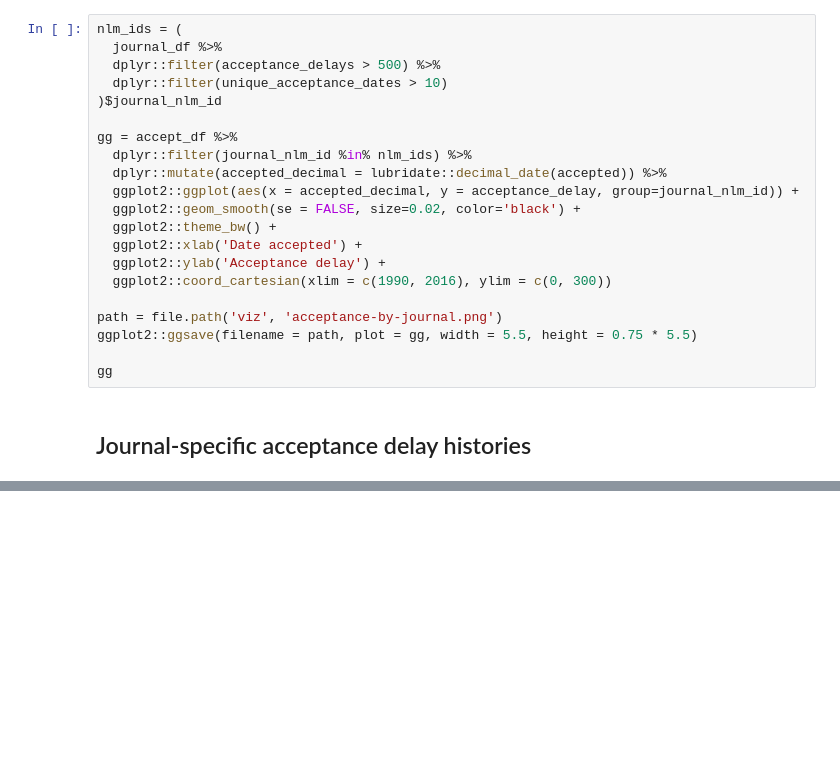
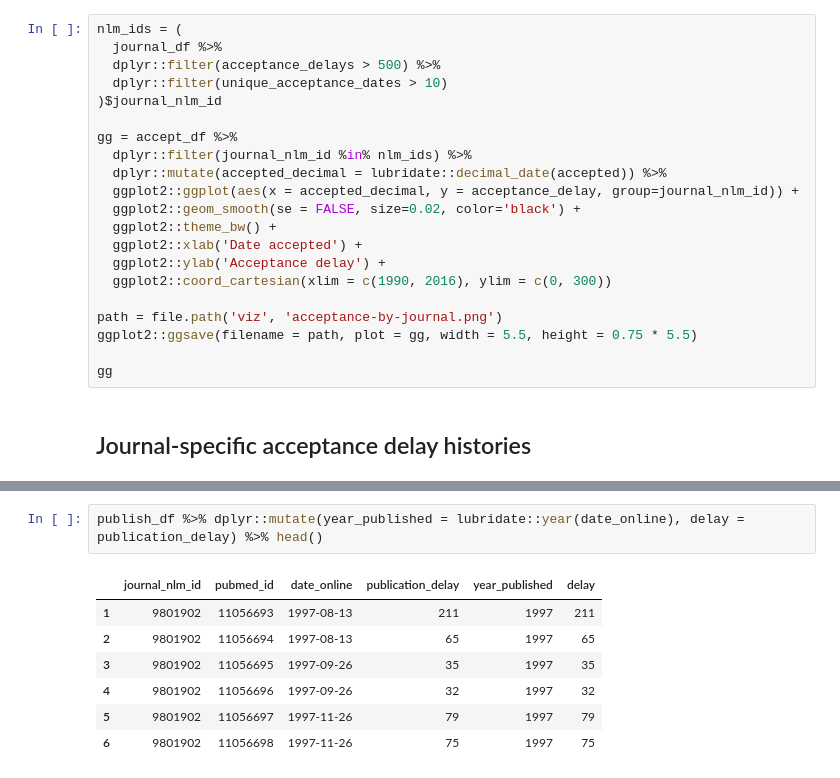
Before and after one commit to dhimmel/delays, a Jupyter notebook: plot.ipynb, the cells around one changed output, grey strips where cells are left out. Cells and saved outputs as stored; diff of their text form; blank space fills up the shorter version.

```diff
--- a/plot.ipynb
+++ b/plot.ipynb
@@ -211,0 +290,10 @@ the group aesthetic?
+# %%
+publish_df %>% dplyr::mutate(year_published = lubridate::year(date_online), delay = publication_delay) %>% head()
+# %% [output]
+|  | journal_nlm_id | pubmed_id | date_online | publication_delay | year_published | delay |
+| 1 | 9801902 | 11056693 | 1997-08-13 | 211 | 1997 | 211 |
+| 2 | 9801902 | 11056694 | 1997-08-13 | 65 | 1997 | 65 |
+| 3 | 9801902 | 11056695 | 1997-09-26 | 35 | 1997 | 35 |
+| 4 | 9801902 | 11056696 | 1997-09-26 | 32 | 1997 | 32 |
+| 5 | 9801902 | 11056697 | 1997-11-26 | 79 | 1997 | 79 |
+| 6 | 9801902 | 11056698 | 1997-11-26 | 75 | 1997 | 75 |
```
Also changed, not shown: parts of 11 cells of this notebook.
